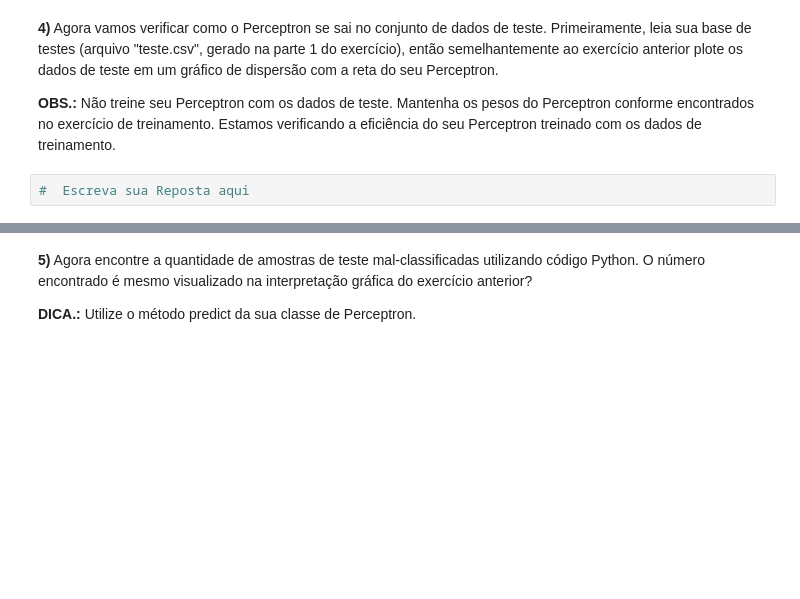
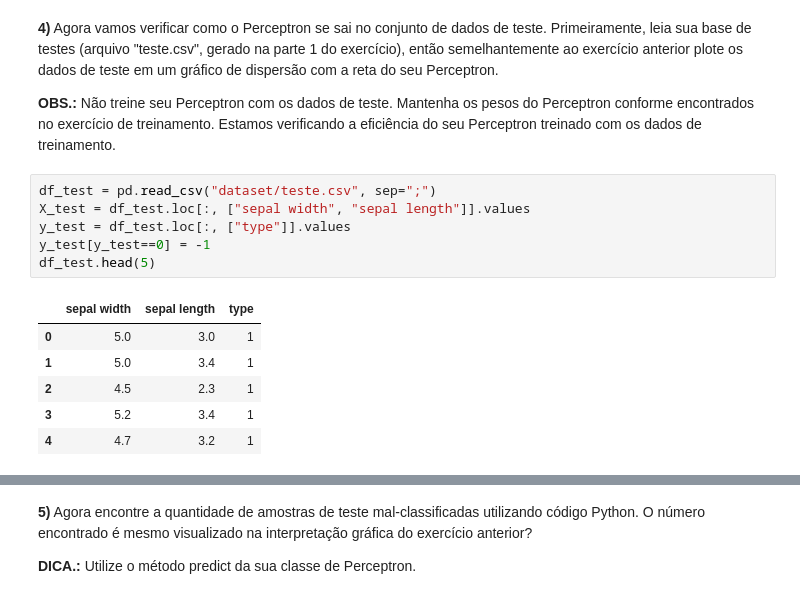
Before and after one commit to maycownd/pattern_rec_ime_usp, a Jupyter notebook: Exercício 1/Exercicio-Programa/report/perceptron.ipynb, the cells around one changed output, grey strips where cells are left out. Cells and saved outputs as stored; diff of their text form; blank space fills up the shorter version.

```diff
--- a/Exercício 1/Exercicio-Programa/report/perceptron.ipynb
+++ b/Exercício 1/Exercicio-Programa/report/perceptron.ipynb
@@ -225,5 +283,16 @@ $$ \vec{w}^T \vec{x} + b = 0 $$
 **4)** Agora vamos verificar como o Perceptron se sai no conjunto de dados de teste. Primeiramente, leia sua base de testes (arquivo "teste.csv", gerado na parte 1 do exercício), então semelhantemente ao exercício anterior plote os dados de teste em um gráfico de dispersão com a reta do seu Perceptron.
 
 **OBS.:** Não treine seu Perceptron com os dados de teste. Mantenha os pesos do Perceptron conforme encontrados no exercício de treinamento. Estamos verificando a eficiência do seu Perceptron treinado com os dados de treinamento.
-# %%
-#  Escreva sua Reposta aqui
+# %%
+df_test = pd.read_csv("dataset/teste.csv", sep=";")
+X_test = df_test.loc[:, ["sepal width", "sepal length"]].values
+y_test = df_test.loc[:, ["type"]].values
+y_test[y_test==0] = -1
+df_test.head(5)
+# %% [output]
+|  | sepal width | sepal length | type |
+| 0 | 5.0 | 3.0 | 1 |
+| 1 | 5.0 | 3.4 | 1 |
+| 2 | 4.5 | 2.3 | 1 |
+| 3 | 5.2 | 3.4 | 1 |
+| 4 | 4.7 | 3.2 | 1 |
```
Also changed, not shown: parts of 16 cells of this notebook, 4 other files.
